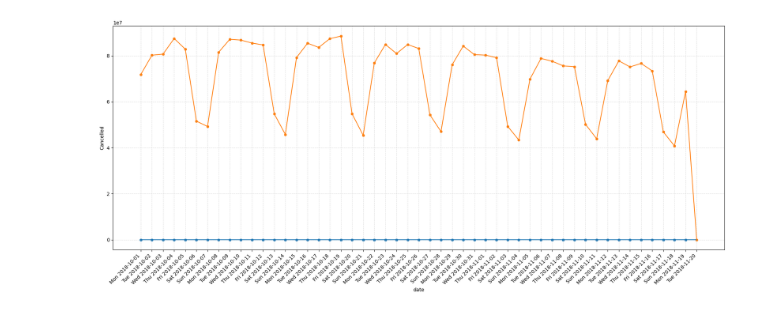
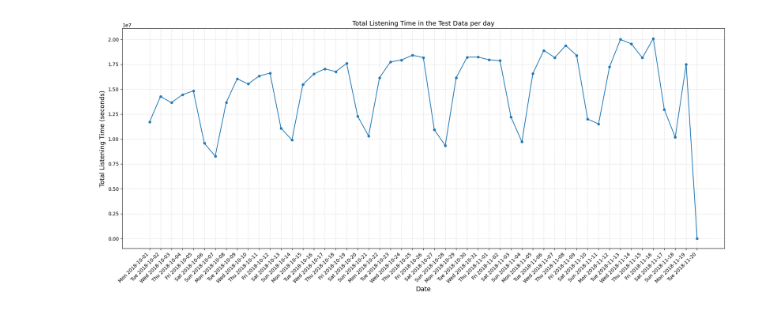
Before and after one commit to aaron3636/kaggle_churn_challenge, a Jupyter notebook: src/sandbox/Carl/a_new_beginning.ipynb, the cells around one changed output. Drawn from its saved outputs; the diff is of its cells as text; code cells hidden in the pictures.

```diff
--- a/src/sandbox/Carl/a_new_beginning.ipynb
+++ b/src/sandbox/Carl/a_new_beginning.ipynb
@@ -40,11 +9,5 @@ df = df_train.copy()
-# %%
-df["time"] = pd.to_datetime(df["time"])
-# %%
-df["date"] = df["time"].dt.date
-df["day"] = df["time"].dt.day
-df["month"] = df["time"].dt.month
-df["year"] = df["time"].dt.year
-df["day_of_week"] = df["time"].dt.day_of_week + 1
-
-# Get Holiday
-# df["day_of_week"] = df["time"].dt.isocalendar()
+# %%
+df["date"] = pd.to_datetime(df["time"]).dt.date
+df_total_time_df = df.groupby("date")["length"].sum().reset_index()
+
+#df_churn_per_day = df[df["page"] == "Cancellation Confirmation"]
@@ -51,2 +420,2 @@ df["day_of_week"] = df["time"].dt.day_of_week + 1
 # %%
-df_total_time_df = df_train.groupby("date")["length"].sum().reset_index()
+#df_churn_per_day_sum = df_churn_per_day.groupby("date")["churn"].sum().reset_index()
@@ -99,29 +424,37 @@ df_total_time_df.head()
 # %%
 import pandas as pd
 import matplotlib.pyplot as plt
 import matplotlib.dates as mdates
 import seaborn as sns
 
-df_cancelled_sum["date"] = pd.to_datetime(df_cancelled_sum["date"])
+df_total_time_df["date"] = pd.to_datetime(df_total_time_df["date"]).dt.date
 
 fig, ax = plt.subplots(figsize=(18, 8))
 
-sns.scatterplot(data=df_cancelled_sum, x="date", y="Cancelled", ax = ax)
+#sns.scatterplot(data=df_total_time_df_cancelled_sum, x="date", y="Cancelled", ax = ax)
+#sns.scatterplot(data=df_total_time_df, x="date", y ="churn", ax = ax)
+#sns.lineplot(df_total_time_df_cancelled_sum, x = "date", y = "Cancelled", ax = ax)
+#sns.lineplot(data=df_total_time_df, x="date", y ="churn", ax = ax)
+
 sns.scatterplot(data=df_total_time_df, x="date", y ="length", ax = ax)
-sns.lineplot(df_cancelled_sum, x = "date", y = "Cancelled", ax = ax)
 sns.lineplot(data=df_total_time_df, x="date", y ="length", ax = ax)
 
 ax.grid(True, which="both", axis="both", linestyle="--", alpha=0.4)
 
+ax.set_xlabel("Date", fontsize=13)
+ax.set_ylabel("Total Listening Time (seconds)", fontsize=13)
+ax.set_title("Total Listening Time in the Test Data per day", fontsize=13)
+
+
 # all dates as ticks + weekday name
-ax.set_xticks(df_cancelled_sum["date"])
+ax.set_xticks(df_total_time_df["date"])
 ax.xaxis.set_major_formatter(mdates.DateFormatter("%a %Y-%m-%d"))  # e.g. Mon 2018-10-01
 
 plt.setp(ax.get_xticklabels(), rotation=45, ha="right")
 fig.tight_layout()
 plt.show()
 # %% [output]
-[figure, old version]
+[figure, new version]
 # %%
 # Amount listened to music in the last 7 days
 
```
Also changed, not shown: parts of 26 cells of this notebook, 25 other files.
